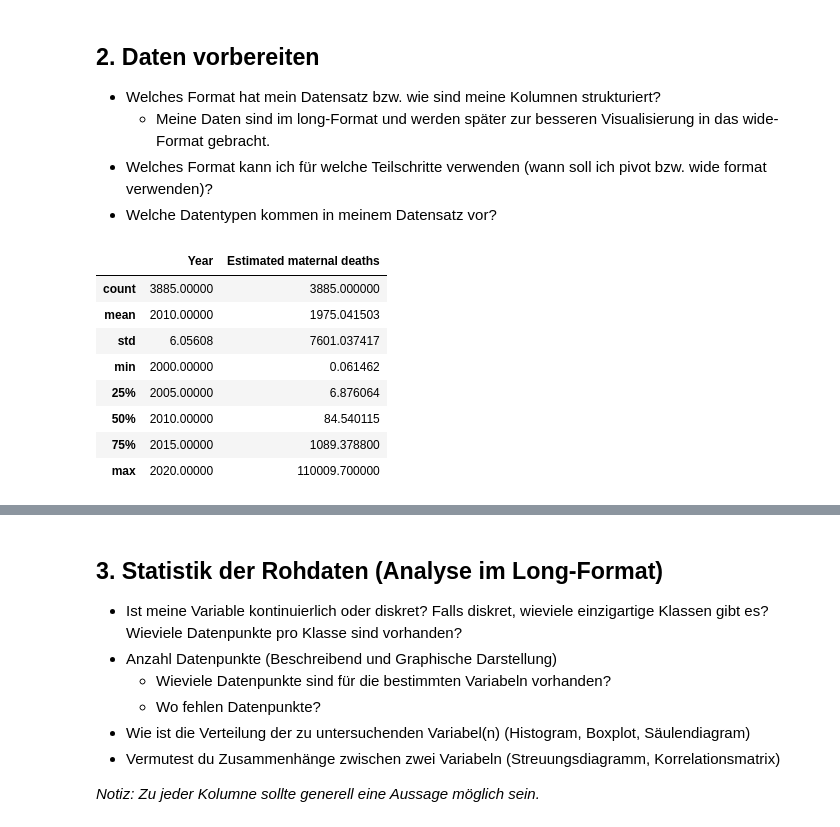
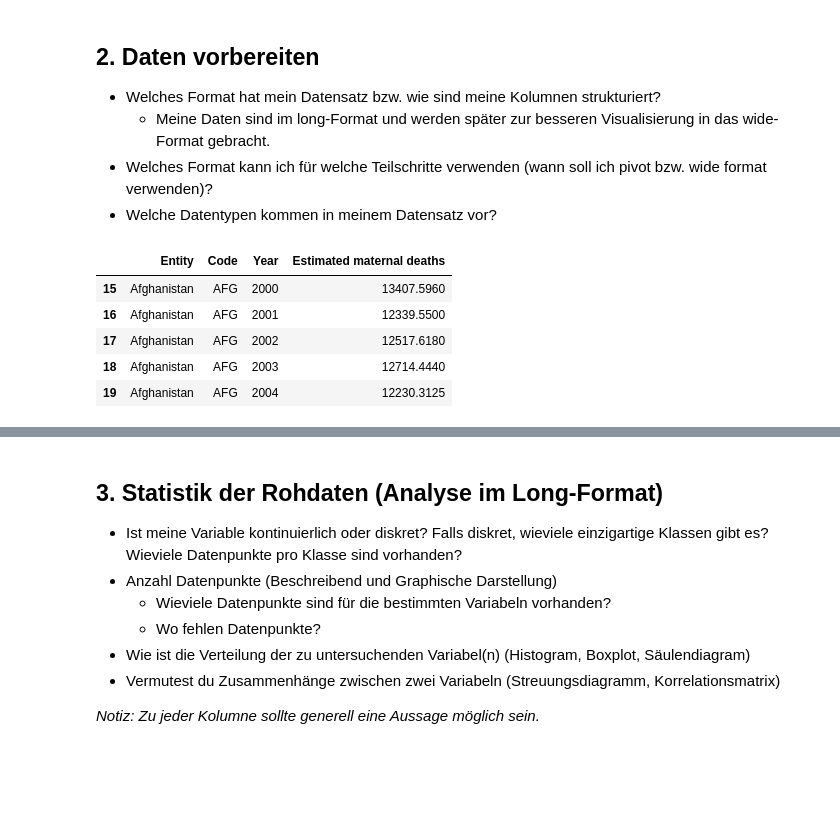
Before and after one commit to naulichi/PandasLN, a Jupyter notebook: Leistungsnachweis_NauliChiara.ipynb, the cells around one changed output, grey strips where cells are left out. Drawn from its saved outputs; the diff is of its cells as text; code cells hidden in the pictures; blank space fills up the shorter version.

```diff
--- a/Leistungsnachweis_NauliChiara.ipynb
+++ b/Leistungsnachweis_NauliChiara.ipynb
@@ -51,19 +40,20 @@ data_new.head()
     - Meine Daten sind im long-Format und werden später zur besseren Visualisierung in das wide-Format gebracht.
 - Welches Format kann ich für welche Teilschritte verwenden (wann soll ich pivot bzw. wide format verwenden)?
 - Welche Datentypen kommen in meinem Datensatz vor?
-# %%
-# Filtere den Datensatz für die Jahre 2000 bis 2020
-df_filtered = data_new[(data_new['Year'] >= 2000) & (data_new['Year'] <= 2020)]
-
-# Zusammenfassung der gefilterten Daten
-df_filtered.describe()
-# %% [output]
-|  | Year | Estimated maternal deaths |
-| count | 3885.00000 | 3885.000000 |
-| mean | 2010.00000 | 1975.041503 |
-| std | 6.05608 | 7601.037417 |
-| min | 2000.00000 | 0.061462 |
-| 25% | 2005.00000 | 6.876064 |
-| 50% | 2010.00000 | 84.540115 |
-| 75% | 2015.00000 | 1089.378800 |
-| max | 2020.00000 | 110009.700000 |
+# %%
+# alle Kontinente und Übergruppen filtern
+
+drop_values = ['Africa', 'Asia', 'Europe', 'High-income countries', 'Low-income countries', 'Lower-middle-income countries', 'North Korea','Oceania', 'South Korea', 'Upper-middle-income countries', 'World']
+data_oc = data[~data['Entity'].isin(drop_values)] #Data only countries
+
+# für Fragestellung Datensatz nach Jahr filtern
+
+data_20 = data_oc[(data_oc['Year'] >= 2000) & (data_oc['Year'] <= 2020)] #Data with countries between 2000 and 2020
+data_20.head()
+# %% [output]
+|  | Entity | Code | Year | Estimated maternal deaths |
+| 15 | Afghanistan | AFG | 2000 | 13407.5960 |
+| 16 | Afghanistan | AFG | 2001 | 12339.5500 |
+| 17 | Afghanistan | AFG | 2002 | 12517.6180 |
+| 18 | Afghanistan | AFG | 2003 | 12714.4440 |
+| 19 | Afghanistan | AFG | 2004 | 12230.3125 |
```
Also changed, not shown: parts of 19 cells of this notebook.
